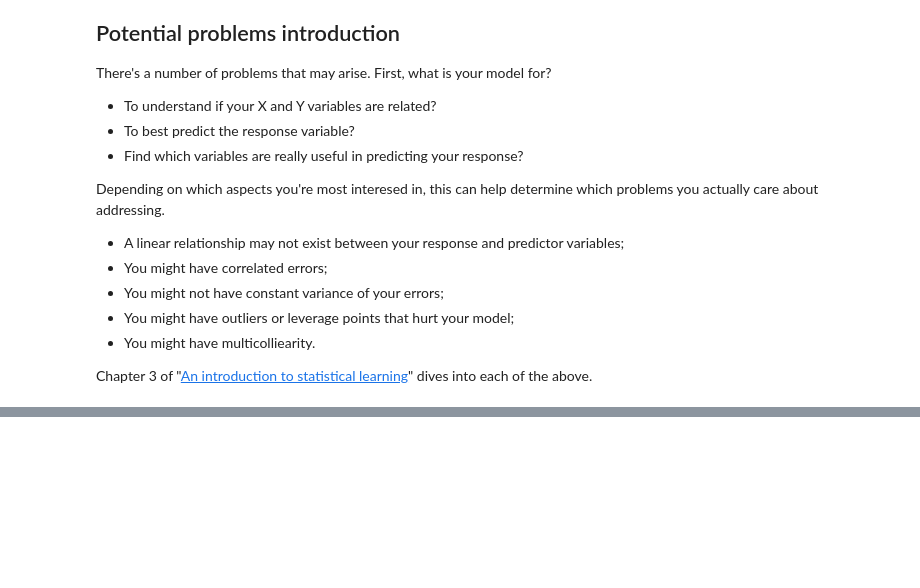
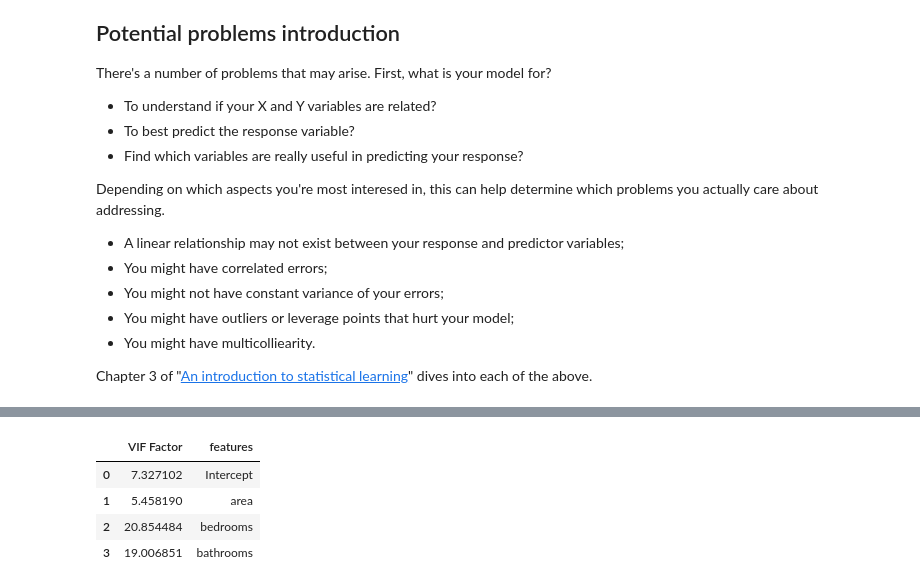
Before and after one commit to geocarvalho/python-ds, a Jupyter notebook: DS-fundations-2/statistics/15-Multiple_linear_regression.ipynb, the cells around one changed output, grey strips where cells are left out. Saved outputs shown, nothing was run; the diff lists cells and outputs as text; code cells hidden in the pictures; blank space fills up the shorter version.

```diff
--- a/DS-fundations-2/statistics/15-Multiple_linear_regression.ipynb
+++ b/DS-fundations-2/statistics/15-Multiple_linear_regression.ipynb
@@ -562,0 +553,12 @@ Uma das maneiras mais comuns para identificar multicolinearidade é com gráfico
+# %%
+y,  X = dmatrices('price ~ area + bedrooms + bathrooms', df, return_type='dataframe')
+vif = pd.DataFrame()
+vif['VIF Factor'] = [variance_inflation_factor(X.values, i) for i in range(X.shape[1])]
+vif['features'] = X.columns
+vif
+# %% [output]
+|  | VIF Factor | features |
+| 0 | 7.327102 | Intercept |
+| 1 | 5.458190 | area |
+| 2 | 20.854484 | bedrooms |
+| 3 | 19.006851 | bathrooms |
```
Also changed, not shown: parts of 21 cells of this notebook.
